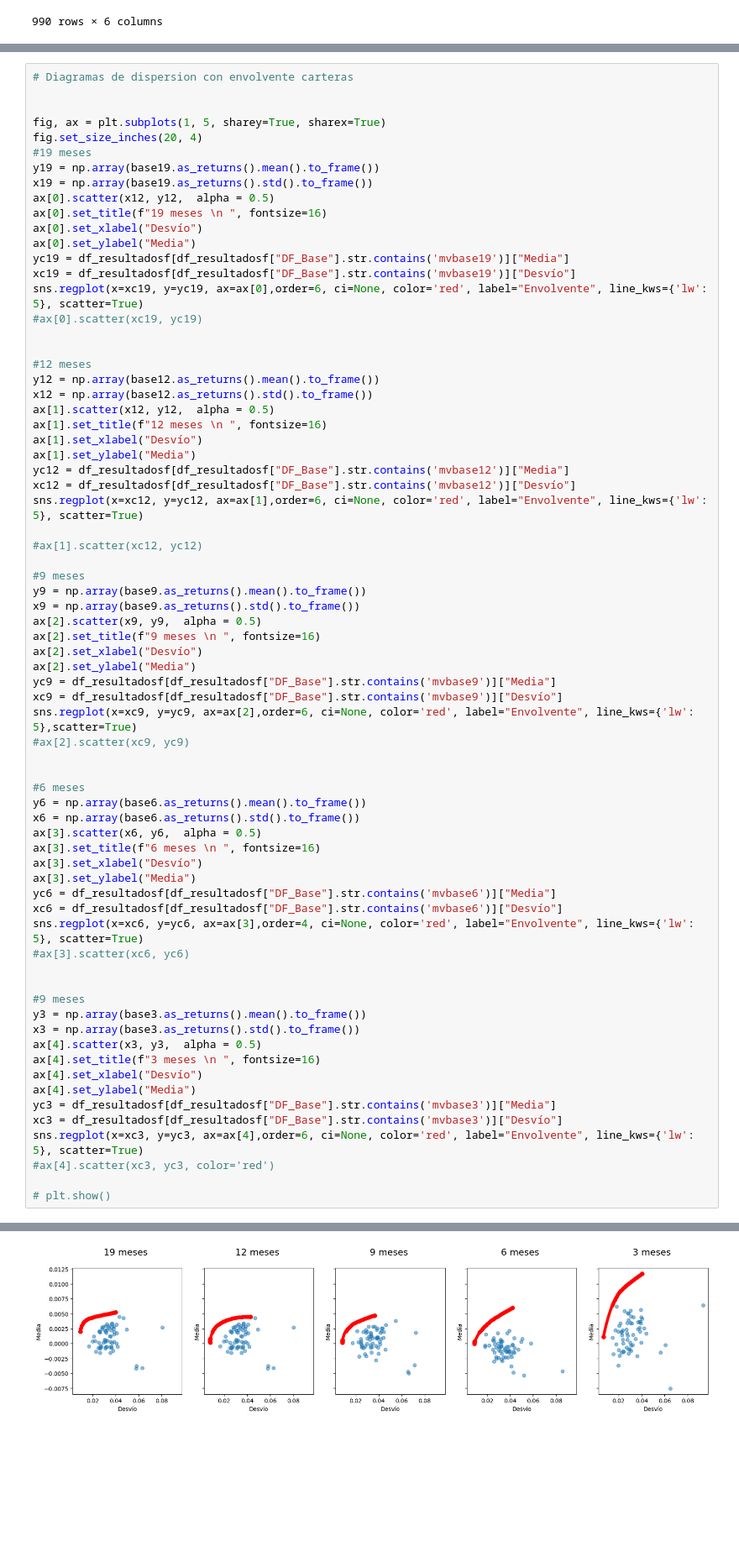
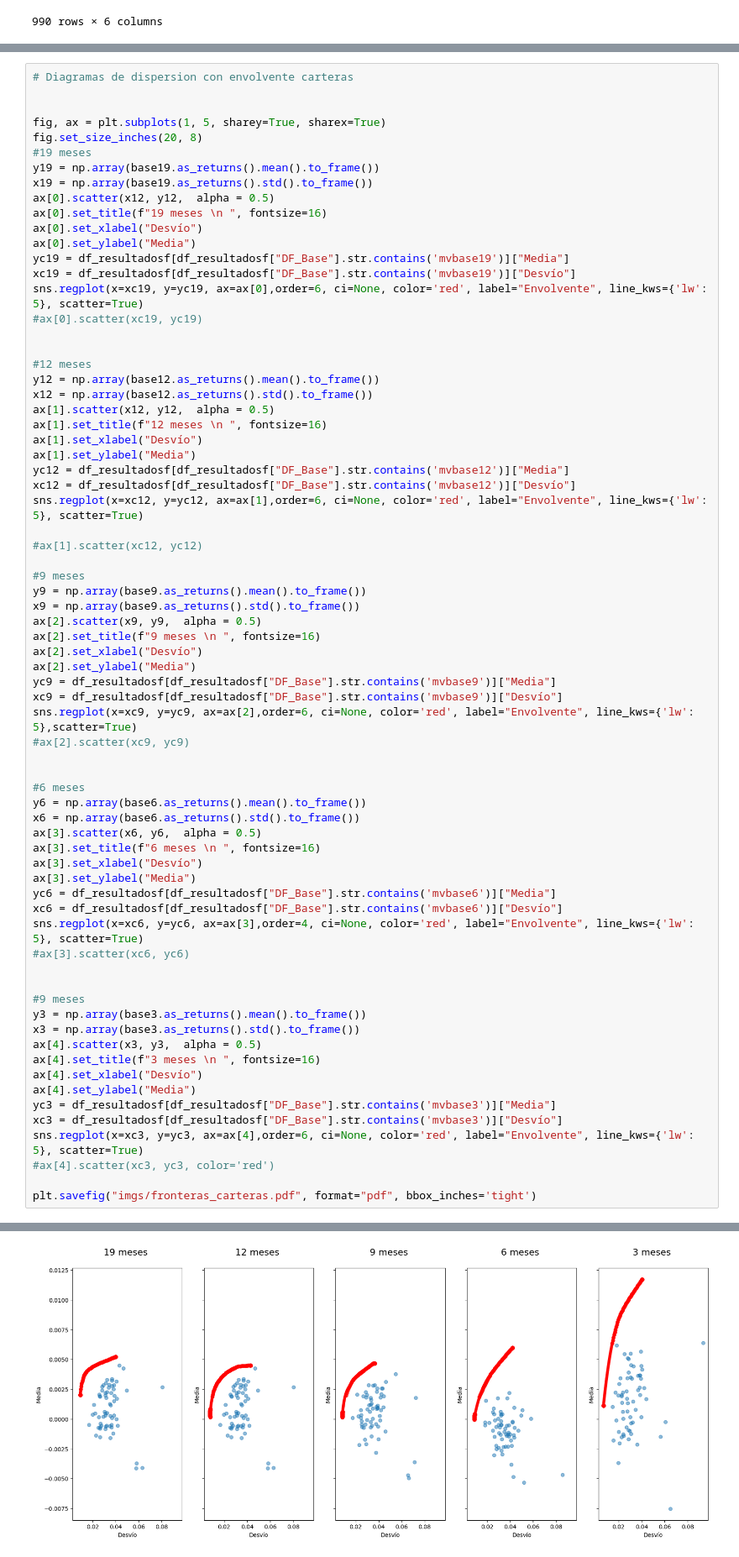
Before and after one commit to nluczywo/indicador, a Jupyter notebook: carteras-tesis.ipynb, the cells around one changed output, grey strips where cells are left out. Shown at 84% size. Cells and saved outputs as stored; diff of their text form; blank space fills up the shorter version.

Commit message:
mejora carteras

```diff
--- a/carteras-tesis.ipynb
+++ b/carteras-tesis.ipynb
@@ -547,7 +533,7 @@ ax.scatter(xc12, yc12)
 
 
 fig, ax = plt.subplots(1, 5, sharey=True, sharex=True)
-fig.set_size_inches(20, 4)
+fig.set_size_inches(20, 8)
 #19 meses
 y19 = np.array(base19.as_returns().mean().to_frame())
 x19 = np.array(base19.as_returns().std().to_frame())
@@ -612,5 +598,5 @@ xc3 = df_resultadosf[df_resultadosf["DF_Base"].str.contains('mvbase3')]["Desvío
 sns.regplot(x=xc3, y=yc3, ax=ax[4],order=6, ci=None, color='red', label="Envolvente", line_kws={'lw': 5}, scatter=True)
 #ax[4].scatter(xc3, yc3, color='red')
 
-# plt.show()
+plt.savefig("imgs/fronteras_carteras.pdf", format="pdf", bbox_inches='tight')
 # %% [output]
@@ -618 +603 @@ sns.regplot(x=xc3, y=yc3, ax=ax[4],order=6, ci=None, color='red', label="Envolve
-[figure, old version]
+[figure, new version]
```
Also changed, not shown: parts of 7 cells of this notebook, 7 other files.
